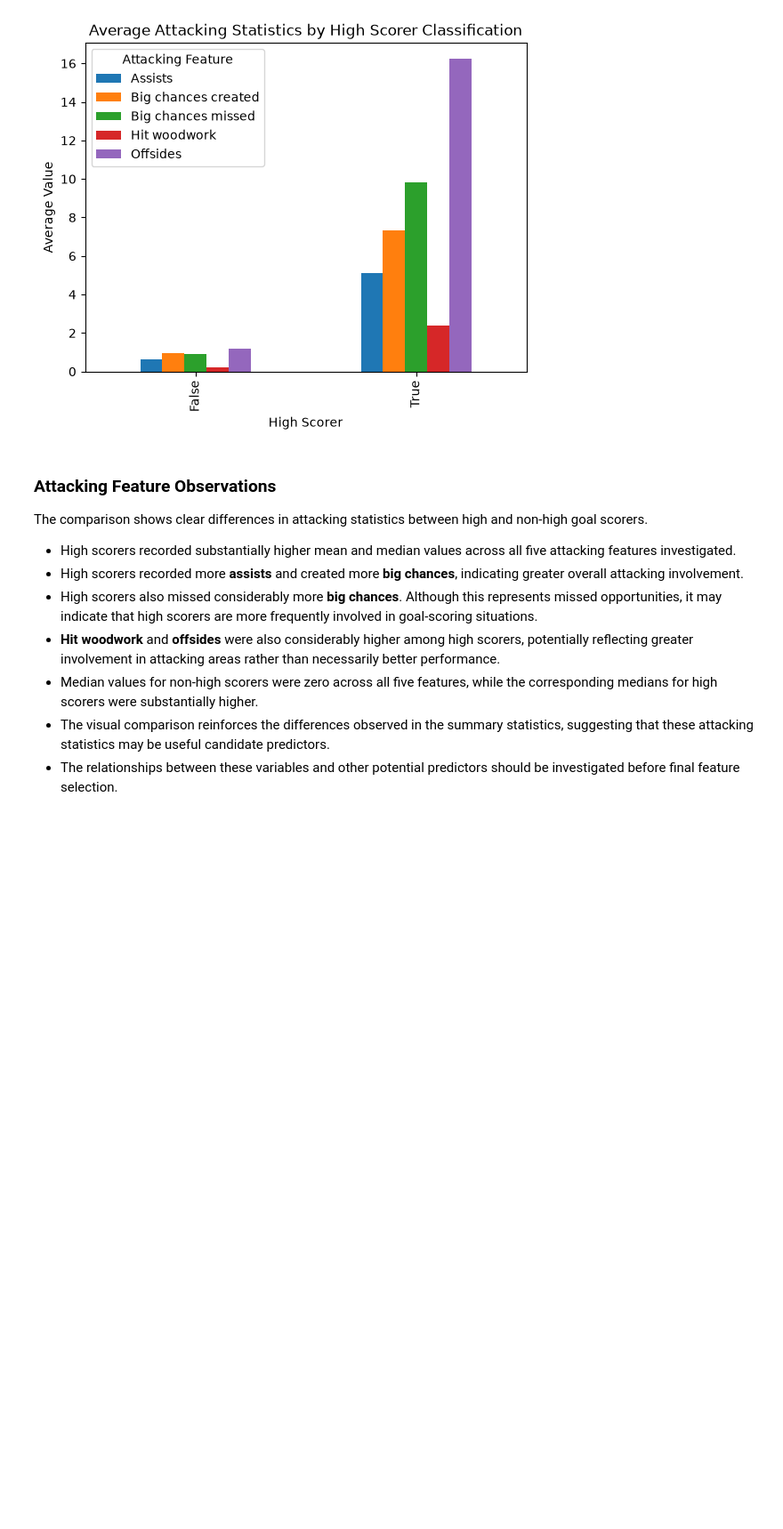
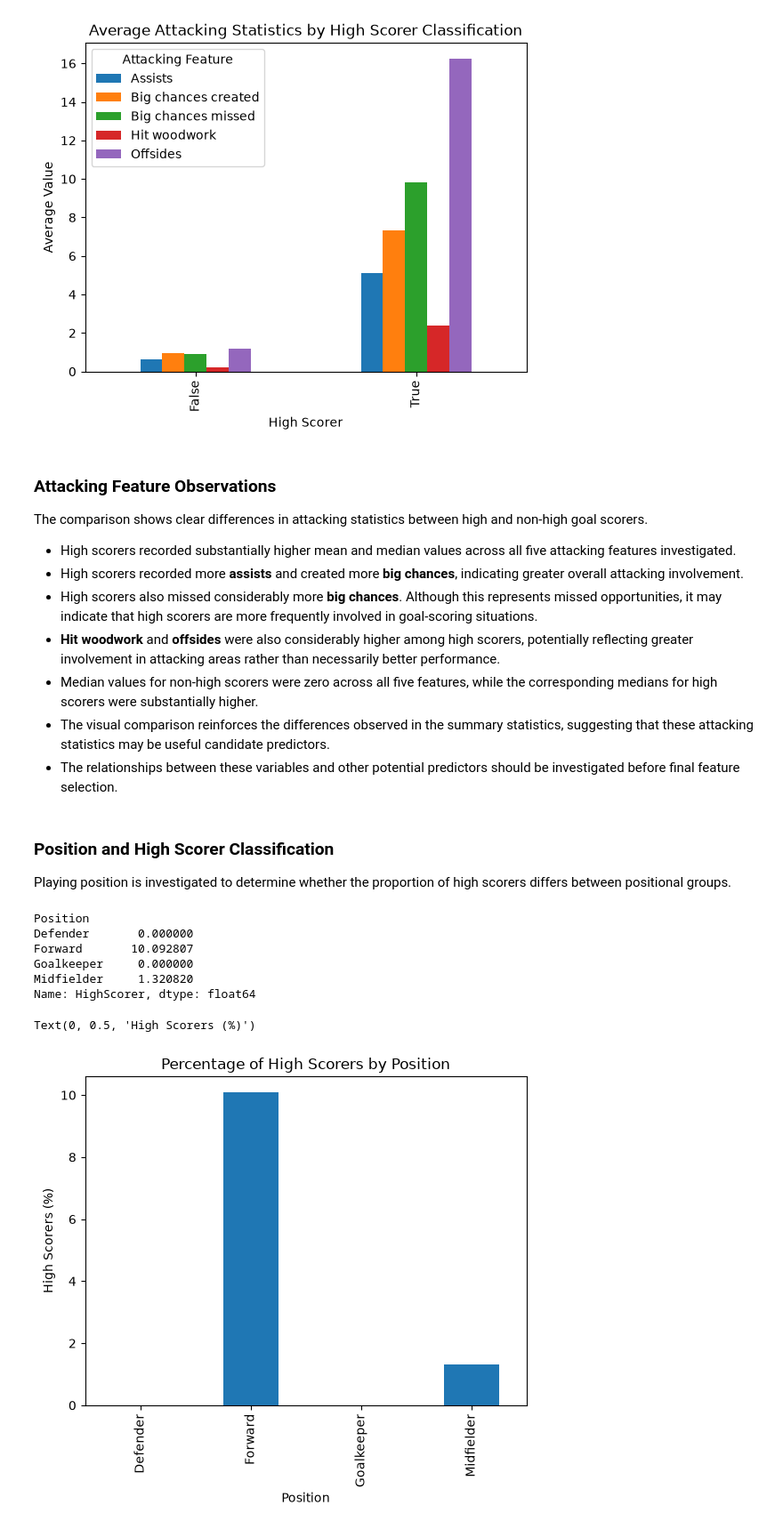
Before and after one commit to garethrogers28/premier-league-predictor, a Jupyter notebook: jupyter_notebooks/03_Exploratory_Data_Analysis.ipynb, the cells around one changed output. Shown at 89% size. Drawn from its saved outputs; the diff is of its cells as text; code cells hidden in the pictures; blank space fills up the shorter version.

Commit message:
Analyse high scorer distribution by position

```diff
--- a/jupyter_notebooks/03_Exploratory_Data_Analysis.ipynb
+++ b/jupyter_notebooks/03_Exploratory_Data_Analysis.ipynb
@@ -461,3 +461,27 @@ The comparison shows clear differences in attacking statistics between high and
 - Median values for non-high scorers were zero across all five features, while the corresponding medians for high scorers were substantially higher.
 - The visual comparison reinforces the differences observed in the summary statistics, suggesting that these attacking statistics may be useful candidate predictors.
 - The relationships between these variables and other potential predictors should be investigated before final feature selection.
+# %% [markdown]
+### Position and High Scorer Classification
+
+Playing position is investigated to determine whether the proportion of high scorers differs between positional groups.
+# %%
+df.groupby("Position")["HighScorer"].mean() * 100
+# %% [output]
+Position
+Defender       0.000000
+Forward       10.092807
+Goalkeeper     0.000000
+Midfielder     1.320820
+Name: HighScorer, dtype: float64
+# %%
+high_scorer_by_position = df.groupby("Position")["HighScorer"].mean() * 100
+# %%
+ax = high_scorer_by_position.plot(kind="bar")
+
+ax.set_title("Percentage of High Scorers by Position")
+ax.set_xlabel("Position")
+ax.set_ylabel("High Scorers (%)")
+# %% [output]
+Text(0, 0.5, 'High Scorers (%)')
+[figure, added]
```
Also changed, not shown: parts of 1 cell of this notebook.
